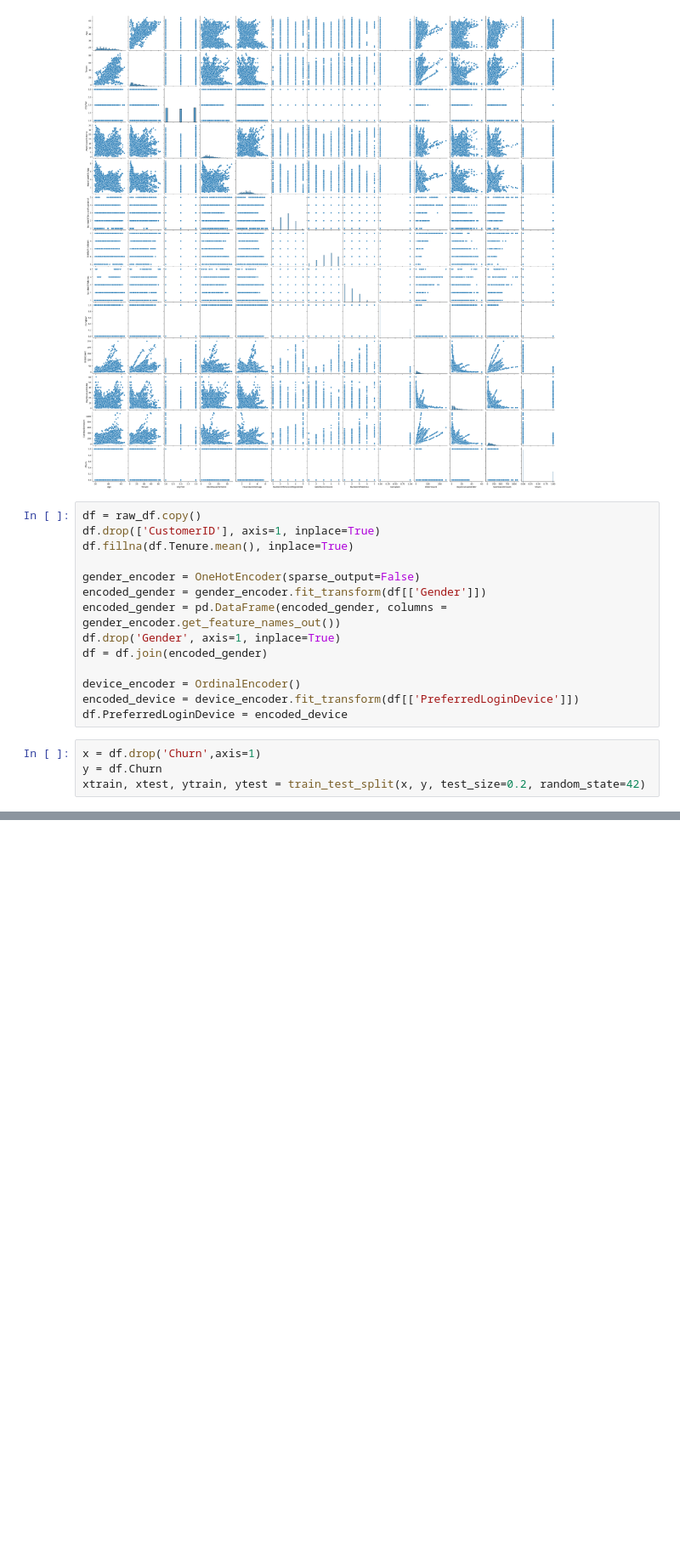
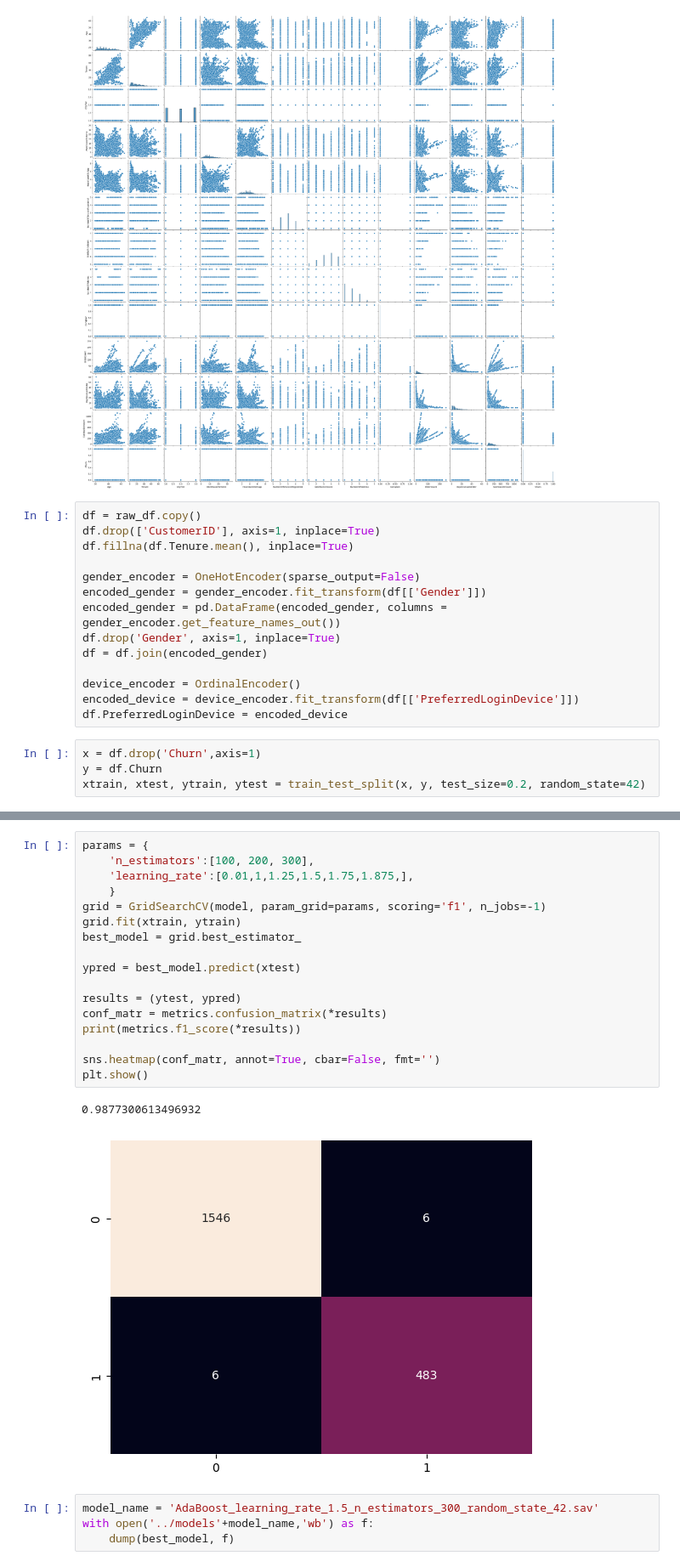
Before and after one commit to ShadekJaramillo/Client-Churning-predictor, a Jupyter notebook: src/explore.ipynb, the cells around one changed output, grey strips where cells are left out. Shown at 85% size. Saved outputs shown, nothing was run; the diff lists cells and outputs as text; blank space fills up the shorter version.

Commit message:
added script to save the model

```diff
--- a/src/explore.ipynb
+++ b/src/explore.ipynb
@@ -142,0 +147,24 @@ f1 score: 0.974
+# %%
+params = {
+    'n_estimators':[100, 200, 300],
+    'learning_rate':[0.01,1,1.25,1.5,1.75,1.875,],
+    }
+grid = GridSearchCV(model, param_grid=params, scoring='f1', n_jobs=-1)
+grid.fit(xtrain, ytrain)
+best_model = grid.best_estimator_
+
+ypred = best_model.predict(xtest)
+
+results = (ytest, ypred)
+conf_matr = metrics.confusion_matrix(*results)
+print(metrics.f1_score(*results))
+
+sns.heatmap(conf_matr, annot=True, cbar=False, fmt='')
+plt.show()
+# %% [output]
+0.9877300613496932
+[figure, added]
+# %%
+model_name = 'AdaBoost_learning_rate_1.5_n_estimators_300_random_state_42.sav'
+with open('../models'+model_name,'wb') as f:
+    dump(best_model, f)
```
Also changed, not shown: parts of 2 cells of this notebook.
